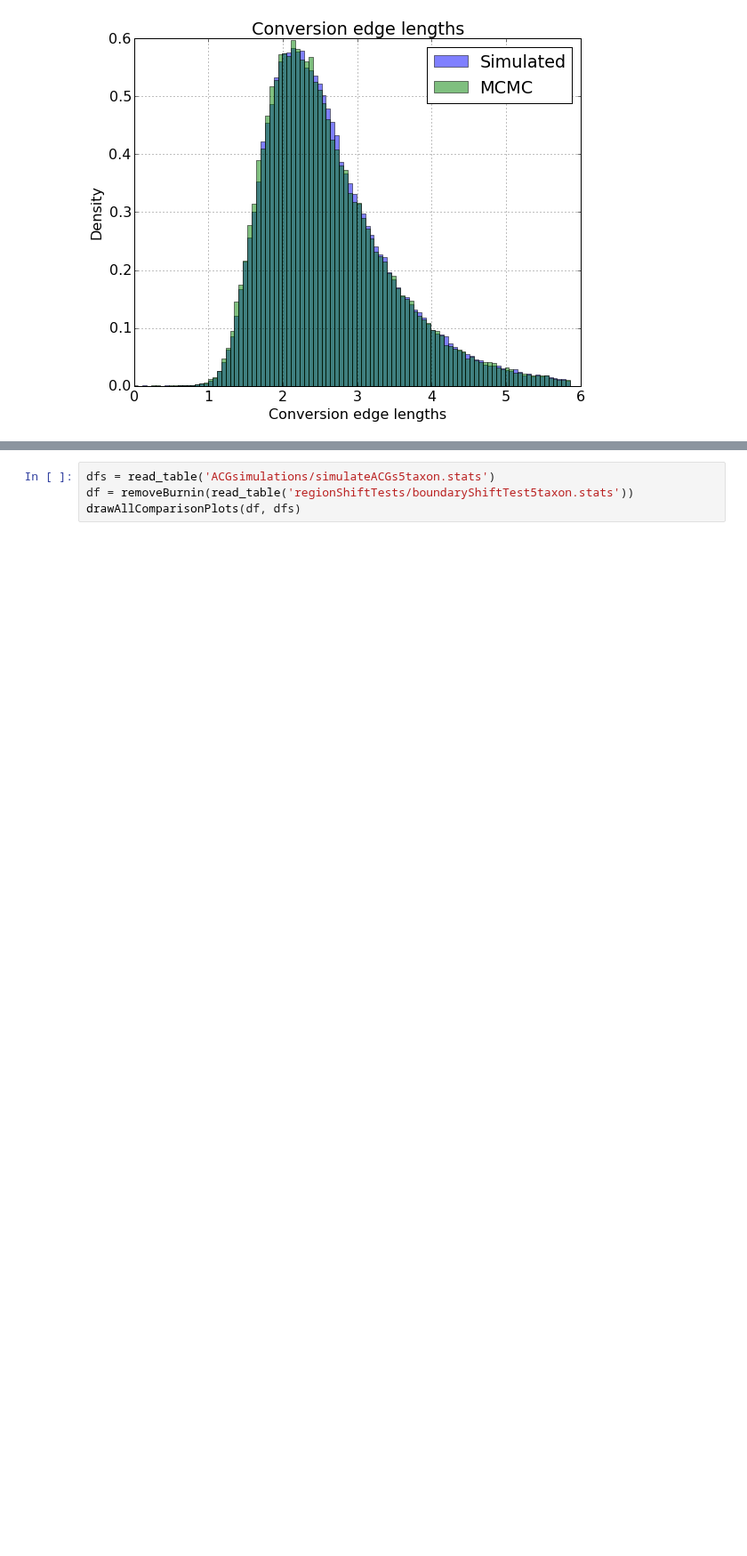
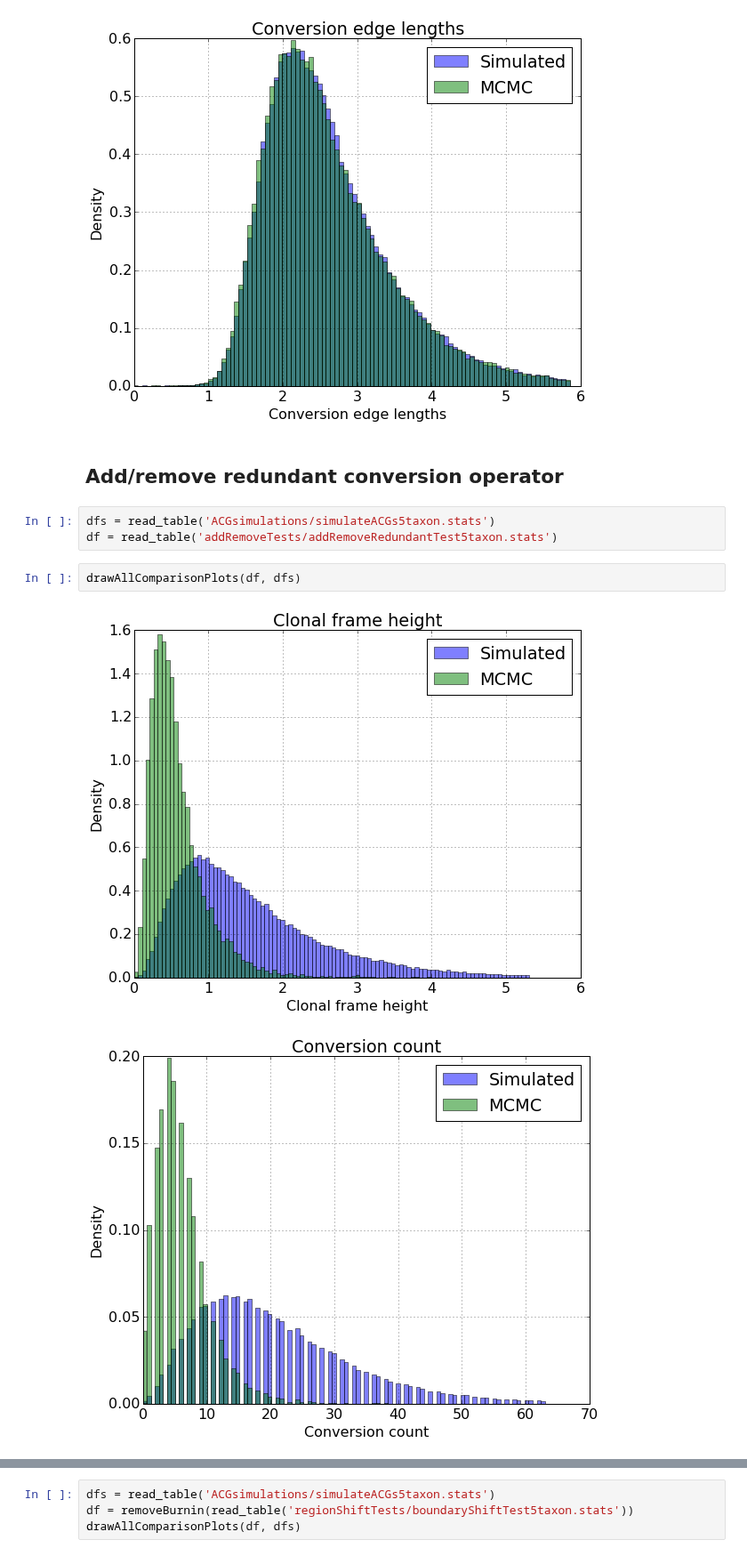
Before and after one commit to tgvaughan/bacter, a Jupyter notebook: examples/Validation.ipynb, the cells around one changed output, grey strips where cells are left out. Shown at 89% size. Drawn from its saved outputs; the diff is of its cells as text; blank space fills up the shorter version.

Commit message:
Added redundant conversion operator.

```diff
--- a/examples/Validation.ipynb
+++ b/examples/Validation.ipynb
@@ -180,3 +182,14 @@ drawAllComparisonPlots(df, dfs)
 [figure]
 [figure]
 [figure]
+# %% [markdown]
+Add/remove redundant conversion operator
+----------------------------------------
+# %%
+dfs = read_table('ACGsimulations/simulateACGs5taxon.stats')
+df = read_table('addRemoveTests/addRemoveRedundantTest5taxon.stats')
+# %%
+drawAllComparisonPlots(df, dfs)
+# %% [output]
+[figure, added]
+[figure, added]
```
Also changed, not shown: parts of 4 cells of this notebook, 4 other files.
